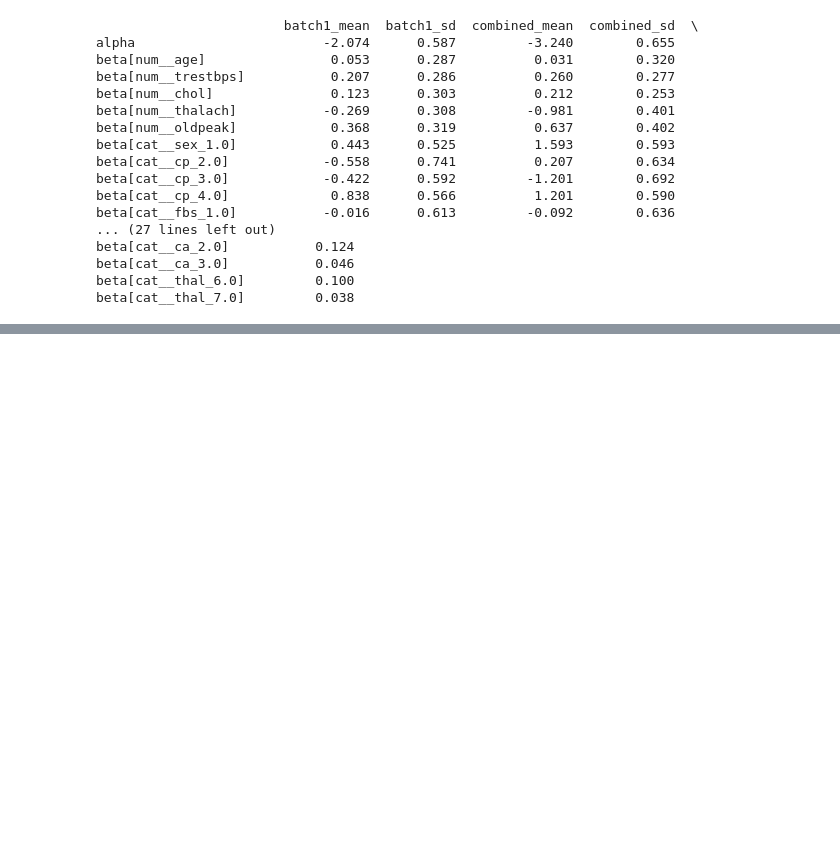
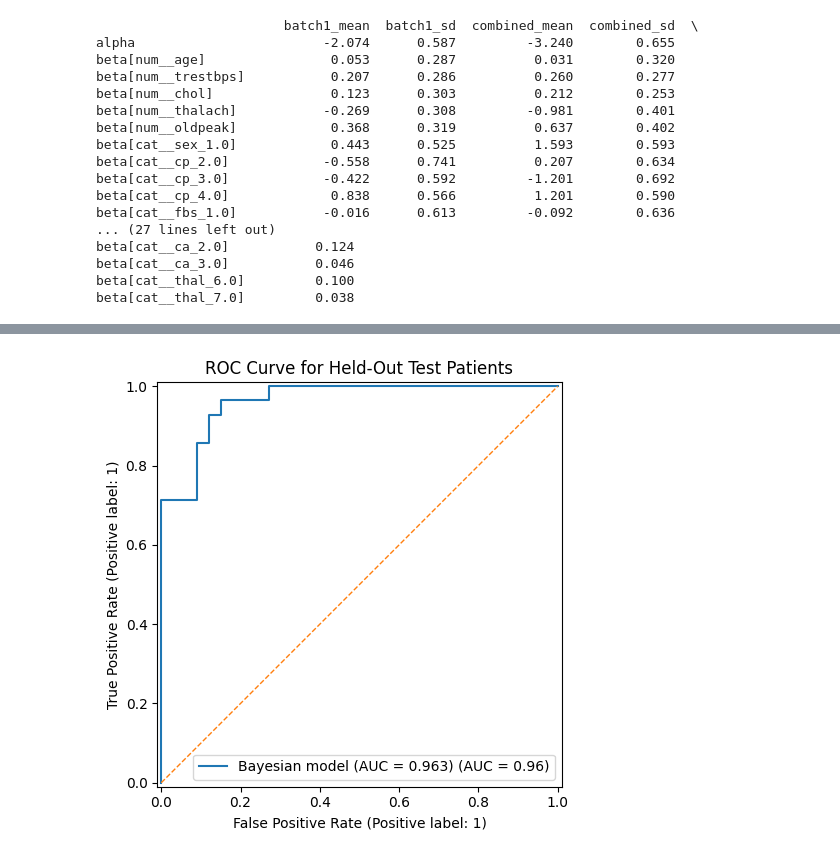
Before and after one commit to Ansarss/Ai_learning_experiments, a Jupyter notebook: UCI_Heart_disease.ipynb, the cells around one changed output, grey strips where cells are left out. Drawn from its saved outputs; the diff is of its cells as text; code cells hidden in the pictures; blank space fills up the shorter version.

```diff
--- a/UCI_Heart_disease.ipynb
+++ b/UCI_Heart_disease.ipynb
@@ -856,0 +1165,34 @@ beta[cat__thal_7.0]         0.038
+# %%
+# Figure 4. ROC curve
+
+fig, ax = plt.subplots(figsize=(6, 5))
+
+RocCurveDisplay.from_predictions(
+    y_test,
+    prob_test,
+    ax=ax,
+    name=f'Bayesian model (AUC = {auc:.3f})'
+)
+
+ax.plot(
+    [0, 1],
+    [0, 1],
+    linestyle='--',
+    linewidth=1
+)
+
+ax.set_title(
+    'ROC Curve for Held-Out Test Patients'
+)
+
+plt.tight_layout()
+
+plt.savefig(
+    'Figure_4_ROC_Curve.png',
+    dpi=300,
+    bbox_inches='tight'
+)
+
+plt.show()
+# %% [output]
+[figure, added]
```
Also changed, not shown: parts of 15 cells of this notebook.
